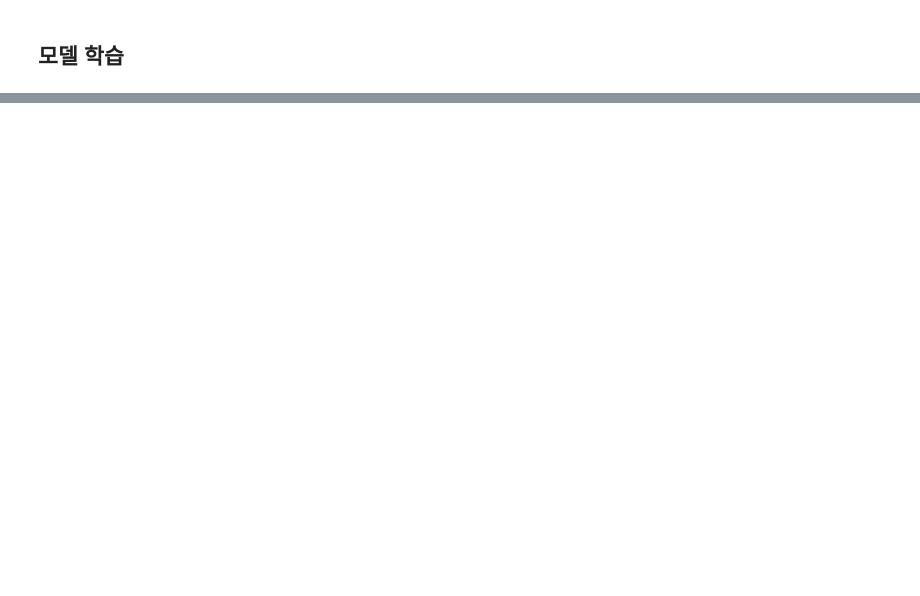
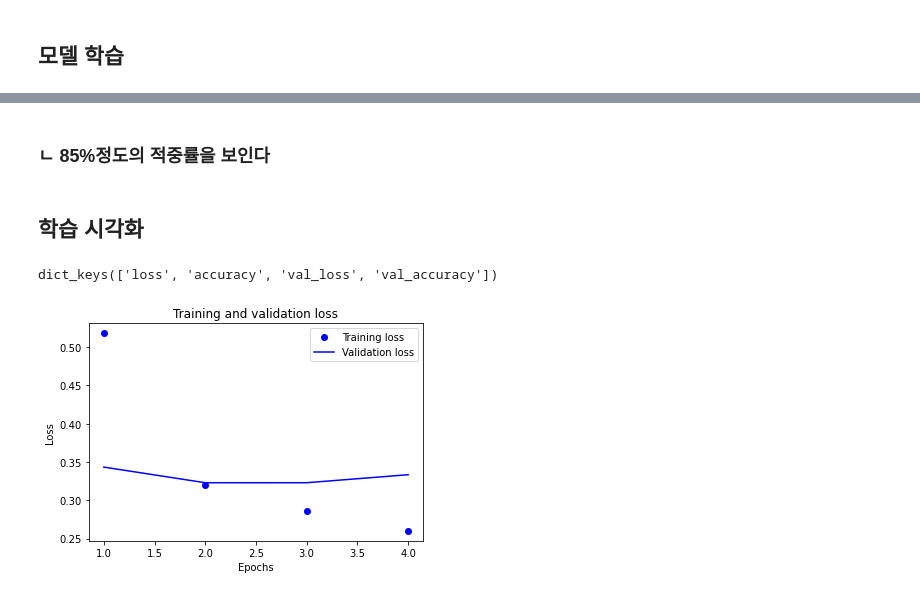
Before and after one commit to jongspark91/AIFFEL, a Jupyter notebook: GoingDeeper_01/sentencepieice.ipynb, the cells around one changed output, grey strips where cells are left out. Saved outputs shown, nothing was run; the diff lists cells and outputs as text; code cells hidden in the pictures; blank space fills up the shorter version.

```diff
--- a/GoingDeeper_01/sentencepieice.ipynb
+++ b/GoingDeeper_01/sentencepieice.ipynb
@@ -237,0 +98,7 @@ Data Size: 135206
+# %%
+train_label = []
+for i in range(len(train_data['document'])):
+    if 5 < len(train_data['document'][i]) & len(train_data['document'][i]) < 100:
+        train_label.append(int(train_data['label'][i]))
+    else: continue
+y_train = np.array(train_label) # 모델 학습을 위해 List가 아닌 Array로 지정
@@ -247,7 +128,7 @@ temp_file = os.getenv('HOME')+'/aiffel/sp_tokenizer/data/korean-english-park.tra
 vocab_size = 8000
 
 with open(temp_file, 'w') as f:
-    for row in filtered_corpus:   # 이전 스텝에서 정제했던 corpus를 활용합니다.
+    for row in X_train:   # 이전 스텝에서 정제했던 corpus를 활용합니다.
         f.write(str(row) + '\n')
 
 spm.SentencePieceTrainer.Train(
@@ -302,7 +183,7 @@ def sp_tokenize(s, corpus):
 
     return tensor, word_index, index_word
 # %%
-X_train, word_index, index_word = sp_tokenize(s, filtered_corpus)
+X_train, word_index, index_word = sp_tokenize(s, X_train)
 # %%
 print(X_train)
 # %% [output]
@@ -483,0 +349,30 @@ Please provide data which shares the same first dimension.
+# %% [markdown]
+### ㄴ 85%정도의 적중률을 보인다
+# %% [markdown]
+## 학습 시각화
+# %%
+history_dict = history.history
+print(history_dict.keys()) # epoch에 따른 그래프를 그려볼 수 있는 항목들
+# %% [output]
+dict_keys(['loss', 'accuracy', 'val_loss', 'val_accuracy'])
+# %%
+
+acc = history_dict['accuracy']
+val_acc = history_dict['val_accuracy']
+loss = history_dict['loss']
+val_loss = history_dict['val_loss']
+
+epochs = range(1, len(acc) + 1)
+
+# "bo"는 "파란색 점"입니다
+plt.plot(epochs, loss, 'bo', label='Training loss')
+# b는 "파란 실선"입니다
+plt.plot(epochs, val_loss, 'b', label='Validation loss')
+plt.title('Training and validation loss')
+plt.xlabel('Epochs')
+plt.ylabel('Loss')
+plt.legend()
+
+plt.show()
+# %% [output]
+[figure, added]
```
Also changed, not shown: parts of 37 cells of this notebook, 3 other files.
